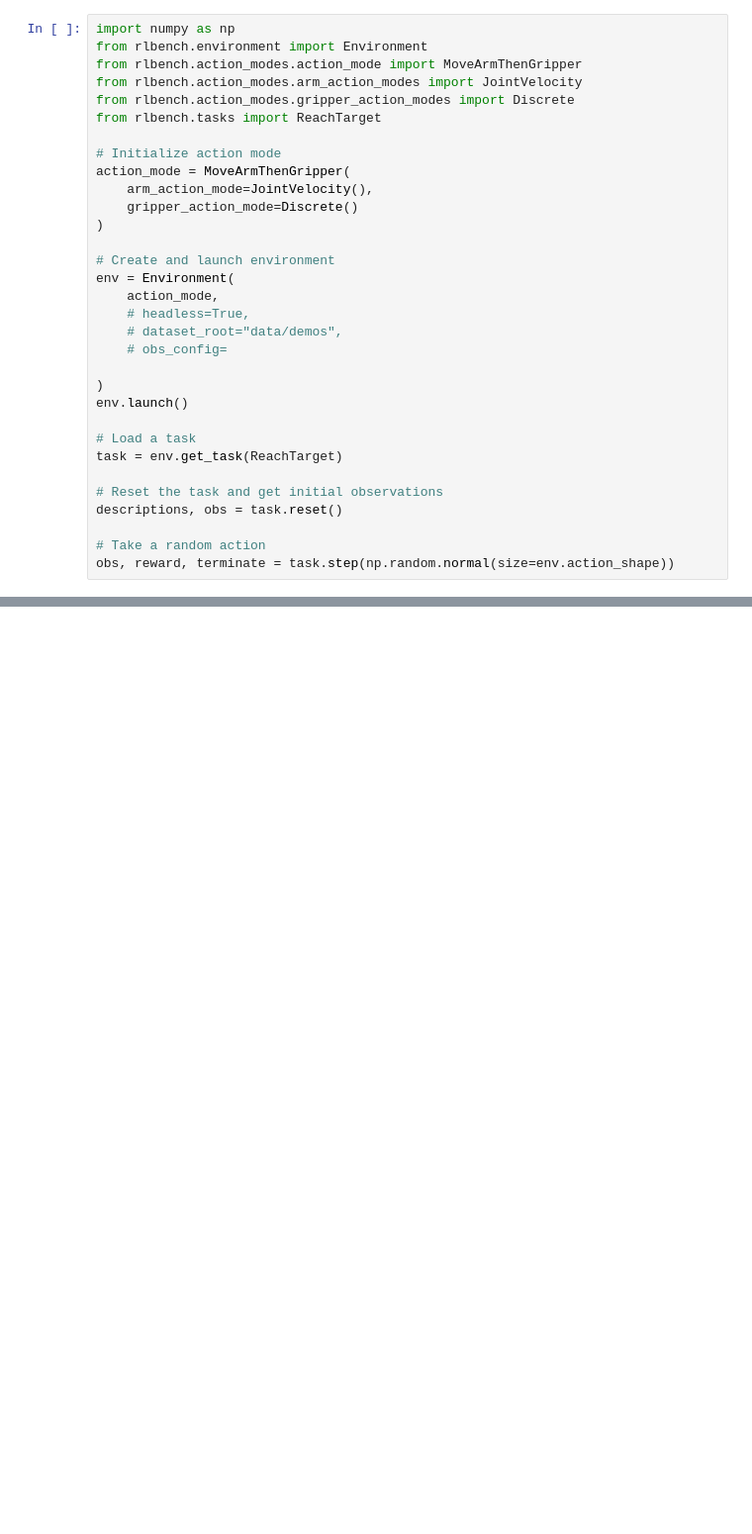
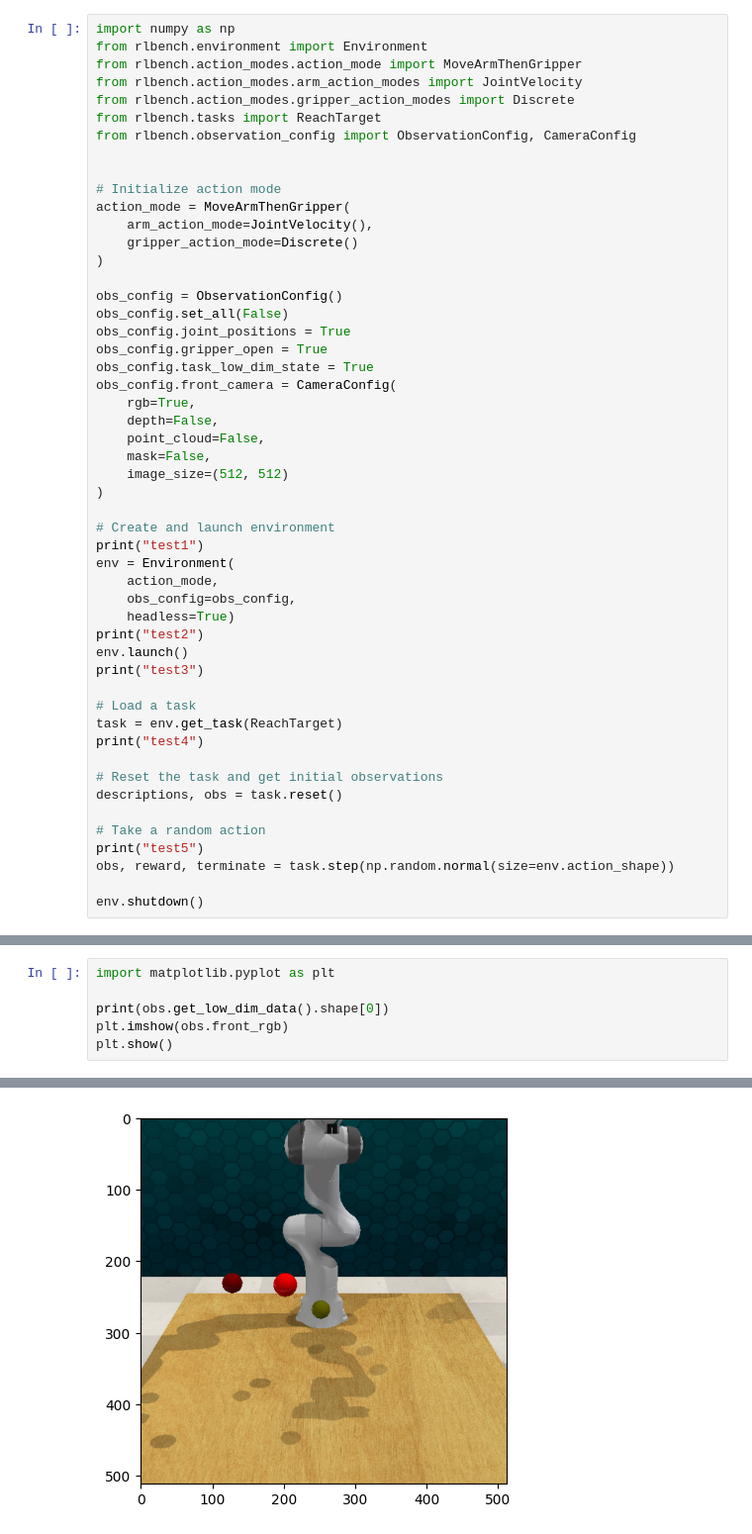
Before and after one commit to dubbell/manipurl, a Jupyter notebook: notebooks/test.ipynb, the cells around one changed output, grey strips where cells are left out. Shown at 99% size. Cells and saved outputs as stored; diff of their text form; blank space fills up the shorter version.

Commit message:
Restructuring, gave up on RLBench. Moving to RoboSuite.

```diff
--- a/notebooks/test.ipynb
+++ b/notebooks/test.ipynb
@@ -5,6 +20,8 @@ from rlbench.action_modes.action_mode import MoveArmThenGripper
 from rlbench.action_modes.arm_action_modes import JointVelocity
 from rlbench.action_modes.gripper_action_modes import Discrete
 from rlbench.tasks import ReachTarget
+from rlbench.observation_config import ObservationConfig, CameraConfig
+
 
 # Initialize action mode
 action_mode = MoveArmThenGripper(
@@ -12,22 +29,39 @@ action_mode = MoveArmThenGripper(
     gripper_action_mode=Discrete()
 )
 
+obs_config = ObservationConfig()
+obs_config.set_all(False)
+obs_config.joint_positions = True
+obs_config.gripper_open = True
+obs_config.task_low_dim_state = True
+obs_config.front_camera = CameraConfig(
+    rgb=True,
+    depth=False,
+    point_cloud=False,
+    mask=False,
+    image_size=(512, 512)
+)
+
 # Create and launch environment
+print("test1")
 env = Environment(
     action_mode,
-    # headless=True,
-    # dataset_root="data/demos",
-    # obs_config=
-
-)
+    obs_config=obs_config,
+    headless=True)
+print("test2")
 env.launch()
+print("test3")
 
 # Load a task
 task = env.get_task(ReachTarget)
+print("test4")
 
 # Reset the task and get initial observations
 descriptions, obs = task.reset()
 
 # Take a random action
+print("test5")
 obs, reward, terminate = task.step(np.random.normal(size=env.action_shape))
+
+env.shutdown()
 # %% [output]
@@ -38,0 +92,7 @@ env.shutdown()
+# %%
+import matplotlib.pyplot as plt
+
+print(obs.get_low_dim_data().shape[0])
+plt.imshow(obs.front_rgb)
+plt.show()
+# %% [output]
@@ -38,0 +100 @@ env.shutdown()
+[figure, added]
```
Also changed, not shown: parts of 15 cells of this notebook, 20 other files.
